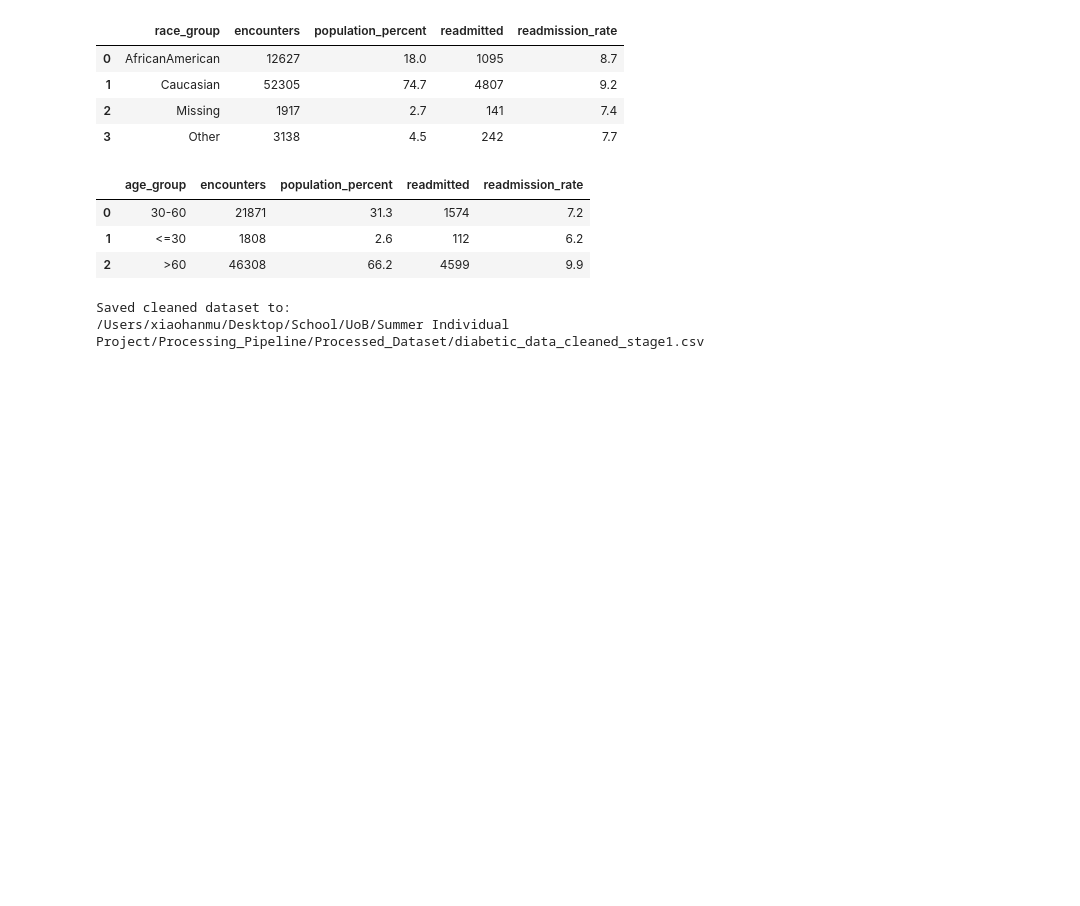
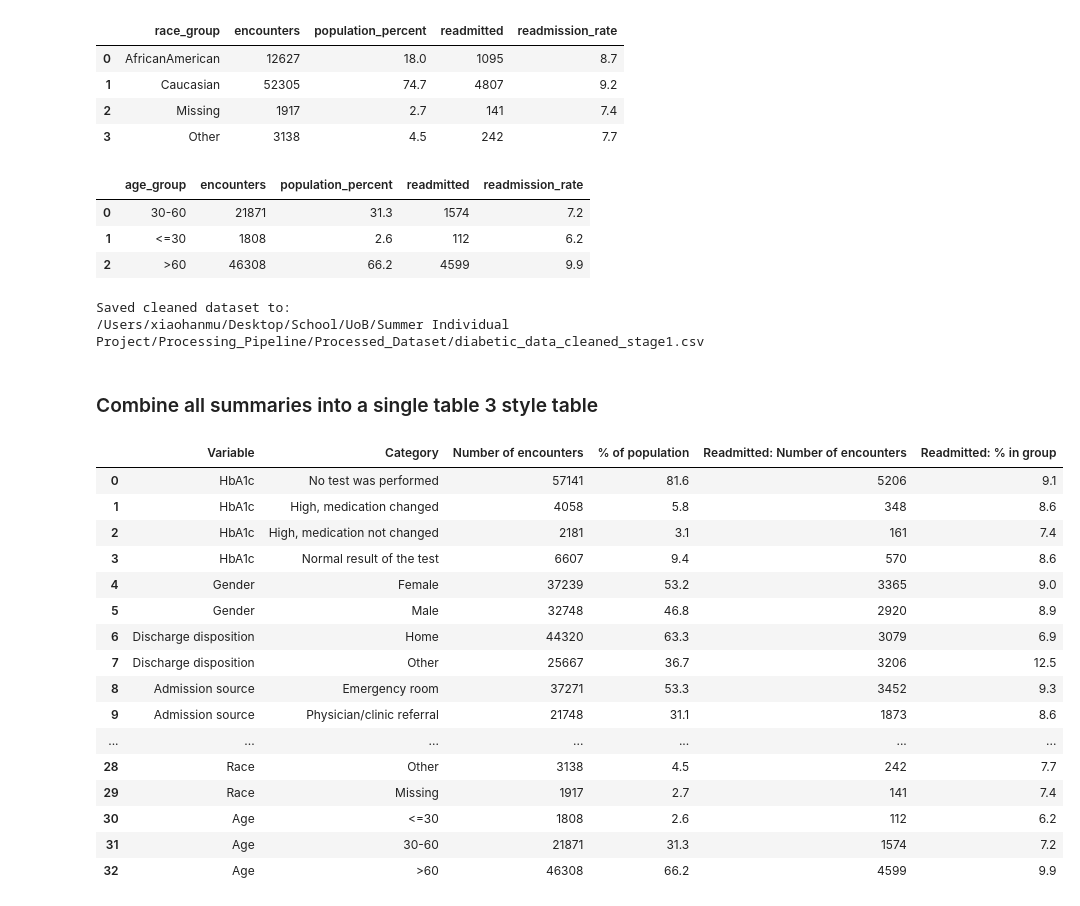
Before and after one commit to mxh210/Summer-Individual-Project, a Jupyter notebook: Processing_Pipeline/01_reproduce_core_paper.ipynb, the cells around one changed output. Drawn from its saved outputs; the diff is of its cells as text; code cells hidden in the pictures; blank space fills up the shorter version.

Commit message:
Combined table 3 created

```diff
--- a/Processing_Pipeline/01_reproduce_core_paper.ipynb
+++ b/Processing_Pipeline/01_reproduce_core_paper.ipynb
@@ -437,3 +437,5 @@ print(PROCESSED_DIR / "diabetic_data_cleaned_stage1.csv")
 # %% [output]
 Saved cleaned dataset to:
 /Users/xiaohanmu/Desktop/School/UoB/Summer Individual Project/Processing_Pipeline/Processed_Dataset/diabetic_data_cleaned_stage1.csv
+# %% [markdown]
+### Combine all summaries into a single table 3 style table
@@ -439,0 +617,34 @@ Saved cleaned dataset to:
+# %%
+table3_combined = pd.concat(
+    [
+        table3_hba1c,
+        table3_gender,
+        table3_discharge,
+        table3_admission,
+        table3_specialty,
+        table3_diagnosis,
+        table3_race,
+        table3_age
+    ],
+    ignore_index=True
+)
+
+table3_combined
+# %% [output]
+|  | Variable | Category | Number of encounters | % of population | Readmitted: Number of encounters | Readmitted: % in group |
+| 0 | HbA1c | No test was performed | 57141 | 81.6 | 5206 | 9.1 |
+| 1 | HbA1c | High, medication changed | 4058 | 5.8 | 348 | 8.6 |
+| 2 | HbA1c | High, medication not changed | 2181 | 3.1 | 161 | 7.4 |
+| 3 | HbA1c | Normal result of the test | 6607 | 9.4 | 570 | 8.6 |
+| 4 | Gender | Female | 37239 | 53.2 | 3365 | 9.0 |
+| 5 | Gender | Male | 32748 | 46.8 | 2920 | 8.9 |
+| 6 | Discharge disposition | Home | 44320 | 63.3 | 3079 | 6.9 |
+| 7 | Discharge disposition | Other | 25667 | 36.7 | 3206 | 12.5 |
+| 8 | Admission source | Emergency room | 37271 | 53.3 | 3452 | 9.3 |
+| 9 | Admission source | Physician/clinic referral | 21748 | 31.1 | 1873 | 8.6 |
+| ... | ... | ... | ... | ... | ... | ... |
+| 28 | Race | Other | 3138 | 4.5 | 242 | 7.7 |
+| 29 | Race | Missing | 1917 | 2.7 | 141 | 7.4 |
+| 30 | Age | <=30 | 1808 | 2.6 | 112 | 6.2 |
+| 31 | Age | 30-60 | 21871 | 31.3 | 1574 | 7.2 |
+| 32 | Age | >60 | 46308 | 66.2 | 4599 | 9.9 |
```
Also changed, not shown: parts of 9 cells of this notebook, 3 other files.
